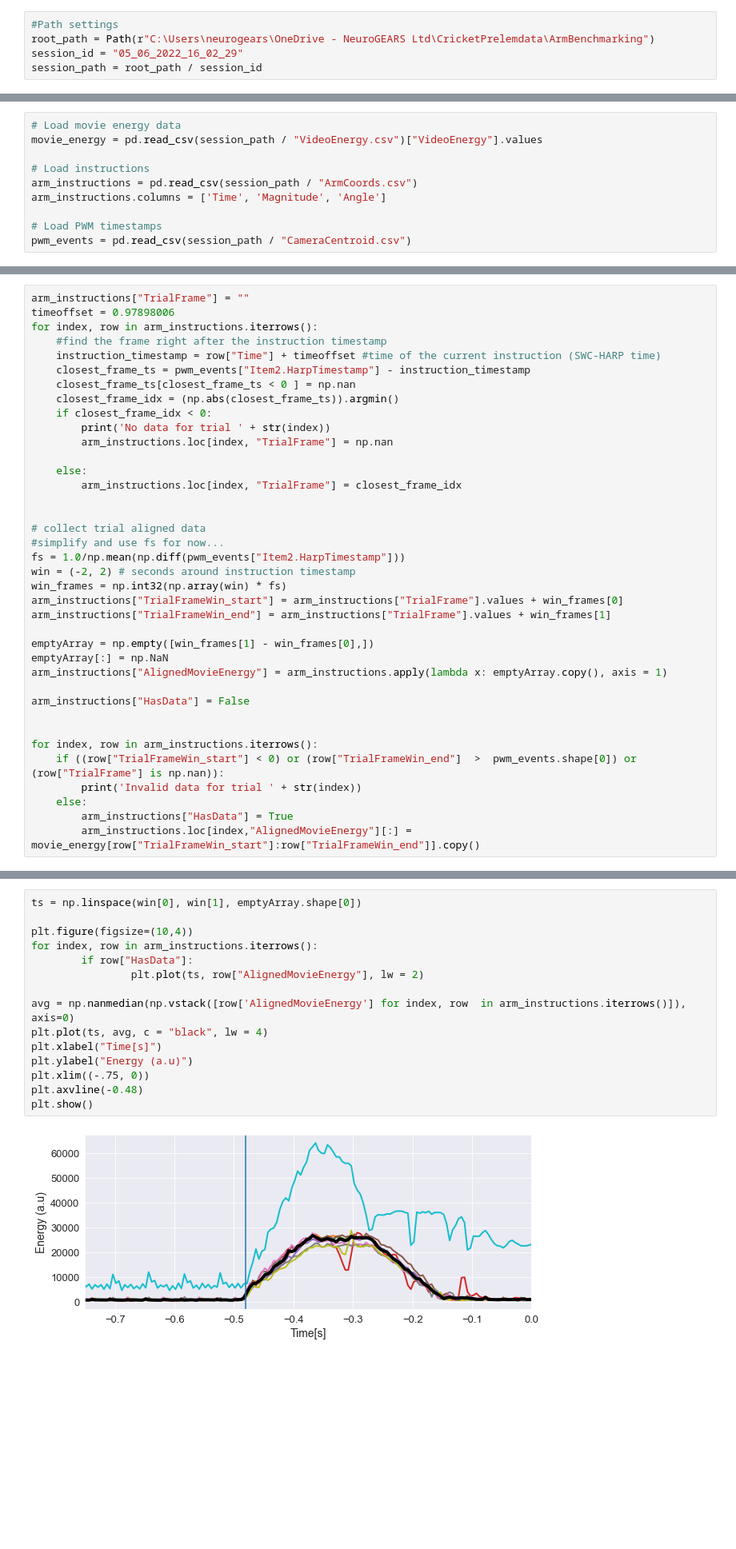
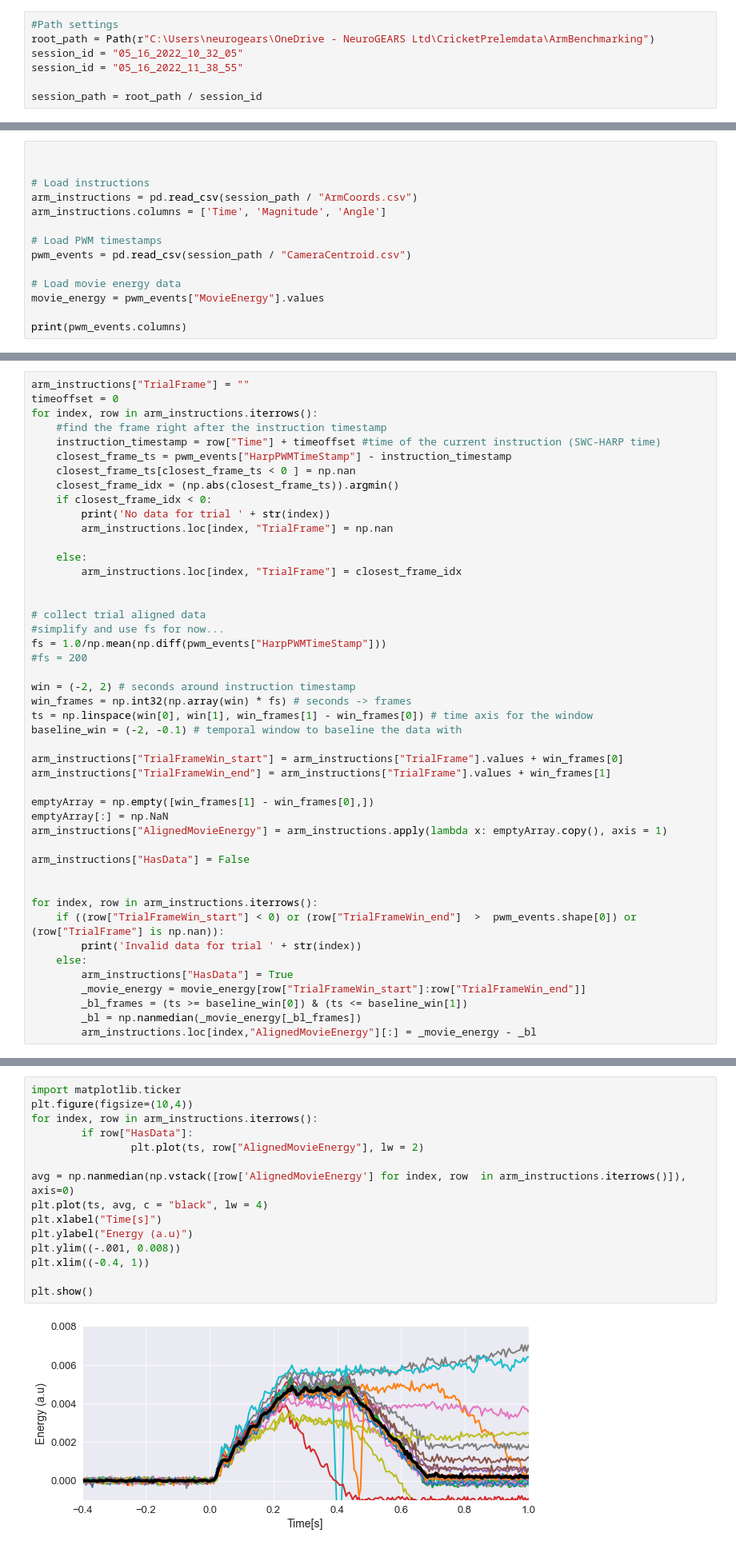
Before and after one commit to BrancoLab/CricketHuntVR, a Jupyter notebook: Benchmarking/ArmBenchmarking.ipynb, the cells around one changed output, grey strips where cells are left out. Shown at 80% size. Drawn from its saved outputs; the diff is of its cells as text; blank space fills up the shorter version.

```diff
--- a/Benchmarking/ArmBenchmarking.ipynb
+++ b/Benchmarking/ArmBenchmarking.ipynb
@@ -16,7 +16,9 @@ plt.rc('font', size=13)
 # %%
 #Path settings
 root_path = Path(r"C:\Users\neurogears\OneDrive - NeuroGEARS Ltd\CricketPrelemdata\ArmBenchmarking")
-session_id = "05_06_2022_16_02_29"
+session_id = "05_16_2022_10_32_05"
+session_id = "05_16_2022_11_38_55"
+
 session_path = root_path / session_id
 # %% [markdown]
 #### SWC-HARP and CF-HARP timing benchmarking
@@ -58,8 +135,7 @@ Mean±std  :  983.45 [ms] ± 4.92
 - Get the timestamp of the instruction (for now assume everything is well align which will result in a ~1second lag)
 - Get the closest frames using the PWM timestamps
 # %%
-# Load movie energy data
-movie_energy = pd.read_csv(session_path / "VideoEnergy.csv")["VideoEnergy"].values
+
 
 # Load instructions
 arm_instructions = pd.read_csv(session_path / "ArmCoords.csv")
@@ -67,3 +143,8 @@ arm_instructions.columns = ['Time', 'Magnitude', 'Angle']
 
 # Load PWM timestamps
 pwm_events = pd.read_csv(session_path / "CameraCentroid.csv")
+
+# Load movie energy data
+movie_energy = pwm_events["MovieEnergy"].values
+
+print(pwm_events.columns)
@@ -82,10 +173,10 @@ Index(['Item1.CricketLed.Item1.X', 'Item1.CricketLed.Item1.Y',
 # %%
 arm_instructions["TrialFrame"] = ""
-timeoffset = 0.97898006
+timeoffset = 0
 for index, row in arm_instructions.iterrows():
     #find the frame right after the instruction timestamp
     instruction_timestamp = row["Time"] + timeoffset #time of the current instruction (SWC-HARP time)
-    closest_frame_ts = pwm_events["Item2.HarpTimestamp"] - instruction_timestamp
+    closest_frame_ts = pwm_events["HarpPWMTimeStamp"] - instruction_timestamp
     closest_frame_ts[closest_frame_ts < 0 ] = np.nan
     closest_frame_idx = (np.abs(closest_frame_ts)).argmin()
     if closest_frame_idx < 0:
@@ -98,9 +189,14 @@ for index, row in arm_instructions.iterrows():
 
 # collect trial aligned data
 #simplify and use fs for now...
-fs = 1.0/np.mean(np.diff(pwm_events["Item2.HarpTimestamp"]))
+fs = 1.0/np.mean(np.diff(pwm_events["HarpPWMTimeStamp"]))
+#fs = 200
+
 win = (-2, 2) # seconds around instruction timestamp
-win_frames = np.int32(np.array(win) * fs)
+win_frames = np.int32(np.array(win) * fs) # seconds -> frames
+ts = np.linspace(win[0], win[1], win_frames[1] - win_frames[0]) # time axis for the window
+baseline_win = (-2, -0.1) # temporal window to baseline the data with
+
 arm_instructions["TrialFrameWin_start"] = arm_instructions["TrialFrame"].values + win_frames[0]
 arm_instructions["TrialFrameWin_end"] = arm_instructions["TrialFrame"].values + win_frames[1]
 
@@ -116,5 +212,8 @@ for index, row in arm_instructions.iterrows():
         print('Invalid data for trial ' + str(index))
     else:
         arm_instructions["HasData"] = True
-        arm_instructions.loc[index,"AlignedMovieEnergy"][:] = movie_energy[row["TrialFrameWin_start"]:row["TrialFrameWin_end"]].copy()
+        _movie_energy = movie_energy[row["TrialFrameWin_start"]:row["TrialFrameWin_end"]]
+        _bl_frames = (ts >= baseline_win[0]) & (ts <= baseline_win[1])
+        _bl = np.nanmedian(_movie_energy[_bl_frames])
+        arm_instructions.loc[index,"AlignedMovieEnergy"][:] = _movie_energy - _bl
 # %% [output]
@@ -138,17 +241,17 @@ Invalid data for trial 21
 # %%
-ts = np.linspace(win[0], win[1], emptyArray.shape[0])
-
+import matplotlib.ticker
 plt.figure(figsize=(10,4))
 for index, row in arm_instructions.iterrows():
         if row["HasData"]:
                 plt.plot(ts, row["AlignedMovieEnergy"], lw = 2)
 
 avg = np.nanmedian(np.vstack([row['AlignedMovieEnergy'] for index, row  in arm_instructions.iterrows()]), axis=0)
 plt.plot(ts, avg, c = "black", lw = 4)
 plt.xlabel("Time[s]")
 plt.ylabel("Energy (a.u)")
-plt.xlim((-.75, 0))
-plt.axvline(-0.48)
+plt.ylim((-.001, 0.008))
+plt.xlim((-0.4, 1))
+
 plt.show()
 # %% [output]
-[figure, old version]
+[figure, new version]
```
Also changed, not shown: parts of 10 cells of this notebook.
